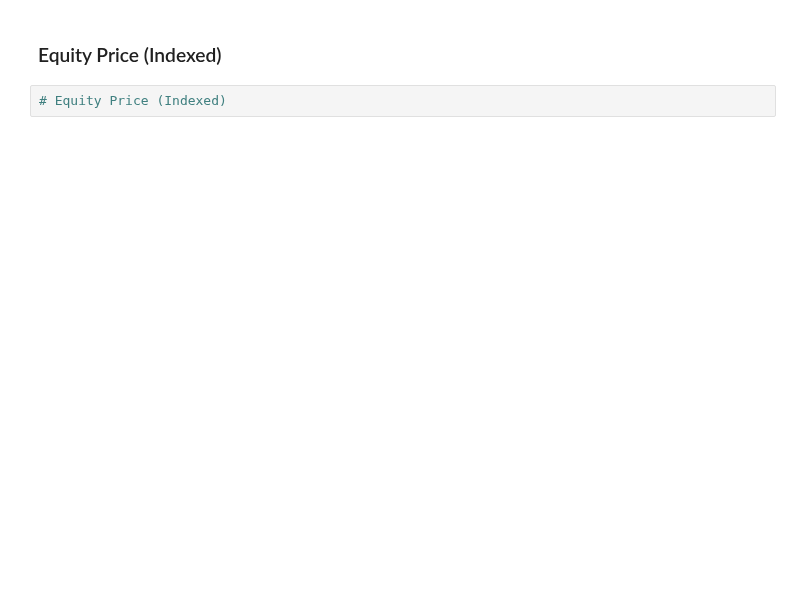
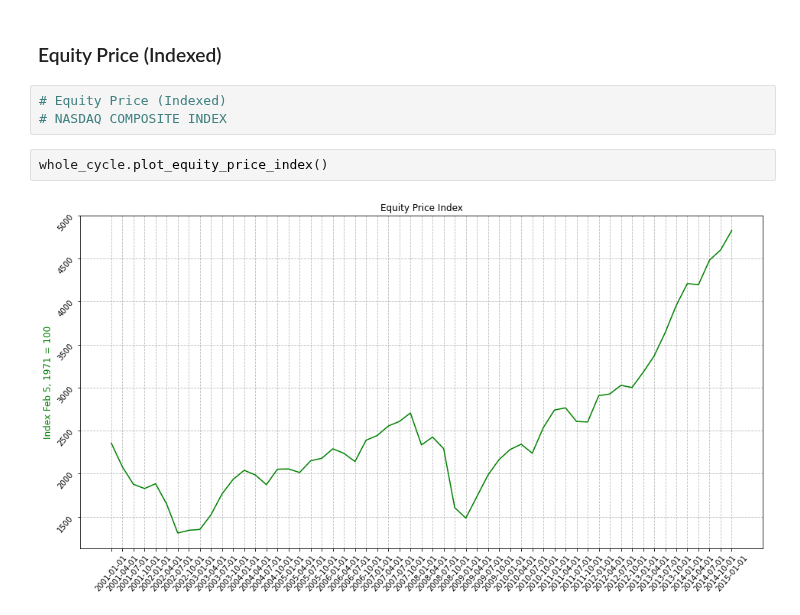
Before and after one commit to bridaniels/Principles_NavigatingBigDebtCrises, a Jupyter notebook: Part1/deflationDebtCycle/03_top.ipynb, the cells around one changed output. Cells and saved outputs as stored; diff of their text form; blank space fills up the shorter version.

Commit message:
asset prices on economic growth

```diff
--- a/Part1/deflationDebtCycle/03_top.ipynb
+++ b/Part1/deflationDebtCycle/03_top.ipynb
@@ -57,3 +57,8 @@ top_cycle.plot_SR_LR()
 ### Equity Price (Indexed)
 # %%
 # Equity Price (Indexed)
+# NASDAQ COMPOSITE INDEX
+# %%
+whole_cycle.plot_equity_price_index()
+# %% [output]
+[figure, added]
```
Also changed, not shown: parts of 8 cells of this notebook, 1 other file.
